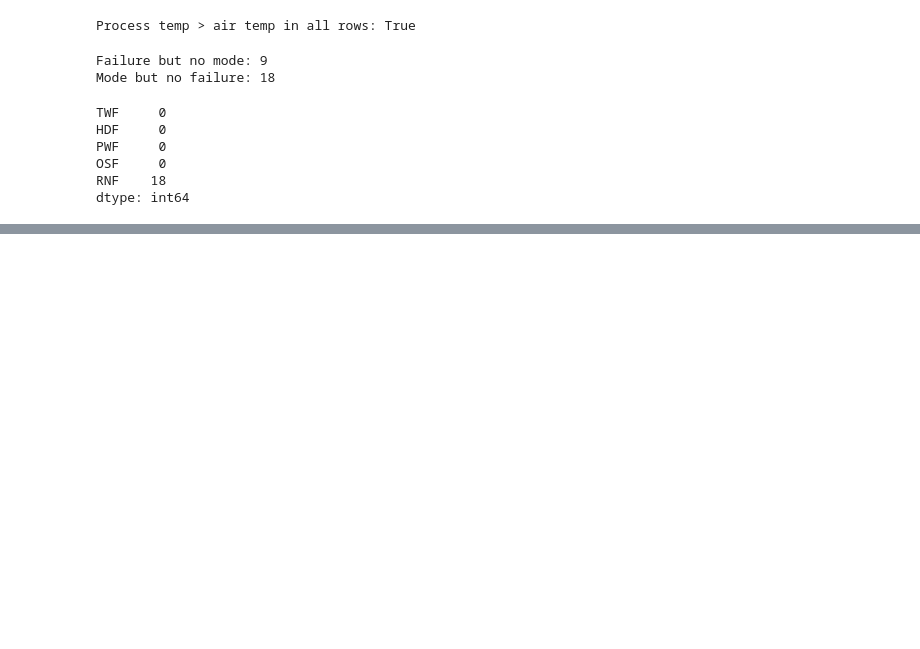
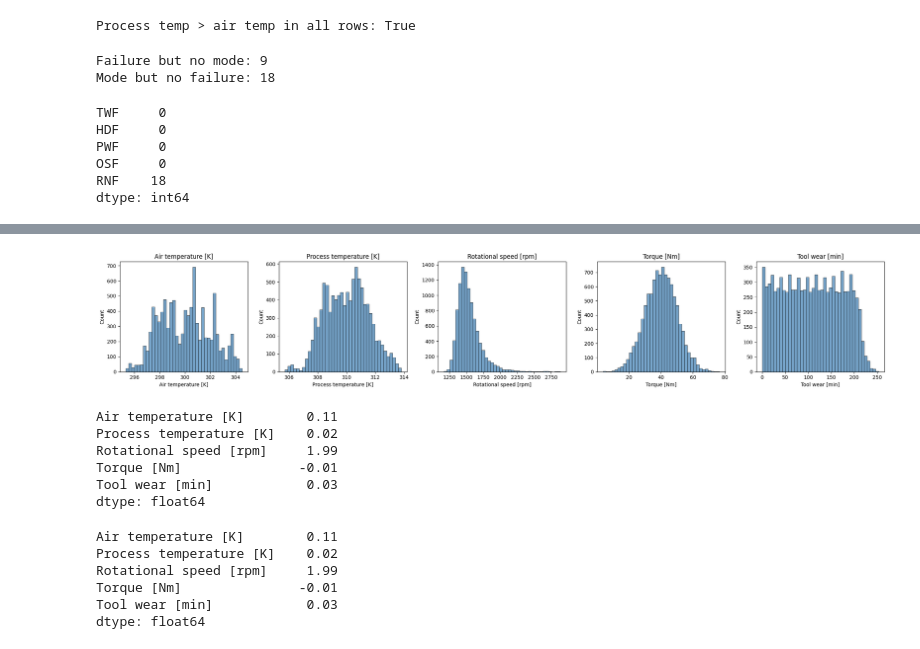
Before and after one commit to serraozkasap/ml-ai4i-predictive-maintenance, a Jupyter notebook: ai4i_predictive_maintenance.ipynb, the cells around one changed output, grey strips where cells are left out. Cells and saved outputs as stored; diff of their text form; code cells hidden in the pictures; blank space fills up the shorter version.

```diff
--- a/ai4i_predictive_maintenance.ipynb
+++ b/ai4i_predictive_maintenance.ipynb
@@ -195,0 +212,37 @@ dtype: int64
+# %%
+#I want to see the shape of each sensor's distribution (symmetric or skewed, one peak or more)
+#because skewed features can need a transformation, and the shape helps me choose the scaling method
+fig, axes = plt.subplots(1, 5, figsize=(22, 4))
+for ax, col in zip(axes, num_cols):
+    sns.histplot(df[col], bins=40, ax=ax, color="steelblue")
+    ax.set_title(col)
+plt.tight_layout()
+plt.show()
+
+#skewness gives one number for the asymmetry (0 = symmetric, > 1 = strongly right-skewed)
+# %% [output]
+[figure, added]
+Air temperature [K]        0.11
+Process temperature [K]    0.02
+Rotational speed [rpm]     1.99
+Torque [Nm]               -0.01
+Tool wear [min]            0.03
+dtype: float64
+# %%
+print(df[num_cols].skew().round(2))
+
+#I'll put these informations to the report:
+#- torque and process temperature look roughly bell-shaped and symmetric (skewness close to 0).
+#- air temperature is also symmetric (skewness 0.11) but irregular, with several peaks instead of one smooth bell.
+#- Tool wear is almost flat between 0 and ~200 minutes (every tool age is equally common), and very few records are above ~220 minutes.
+#- Rotational speed is right-skewed (skewness 1.99): most records are around 1,400-1,600 rpm, with a long tail up to ~2,900 rpm.
+
+#for models that are sensitive to scale I will use standardization!!!
+#Because rotational speed is skewed, I can also test a log transformation in Data Preparation and compare. Tree-based models are not affected by skewness.
+# %% [output]
+Air temperature [K]        0.11
+Process temperature [K]    0.02
+Rotational speed [rpm]     1.99
+Torque [Nm]               -0.01
+Tool wear [min]            0.03
+dtype: float64
```
Also changed, not shown: parts of 6 cells of this notebook.
